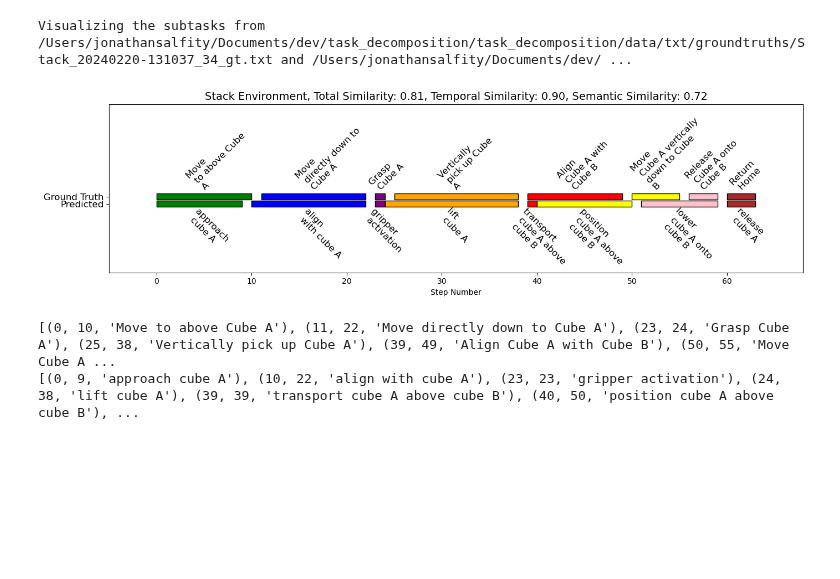
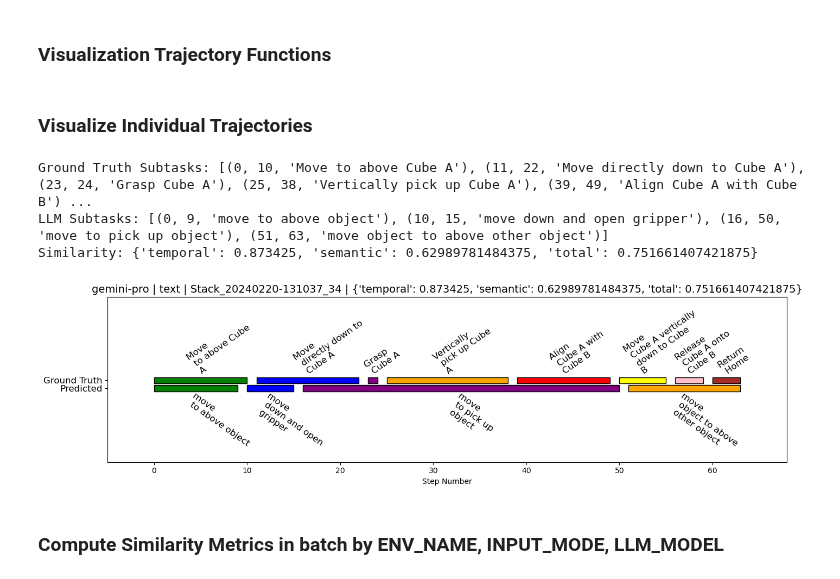
Before and after one commit to jsalfity/task_decomposition, a Jupyter notebook: task_decomposition/analysis/compare_GPT_groundtruth.ipynb, the cells around one changed output. Drawn from its saved outputs; the diff is of its cells as text; code cells hidden in the pictures; blank space fills up the shorter version.

```diff
--- a/task_decomposition/analysis/compare_GPT_groundtruth.ipynb
+++ b/task_decomposition/analysis/compare_GPT_groundtruth.ipynb
@@ -1 +1,19 @@
+# %%
+import os
+import numpy as np
+import matplotlib.pyplot as plt
+import matplotlib.patches as mpatches
+import seaborn as sns
+
+from task_decomposition.analysis.comparisons import (subtask_similarity,
+                                                     extract_subtask_from_groundtruth_file,
+                                                     extract_subtask_from_LLM_output_file,
+                                                     semantic_distance)
+from task_decomposition.paths import DATA_GT_TXT_PATH, LLM_OUTPUT_PATH
+
+START_STEP_IDX = 0
+END_STEP_IDX = 1
+DESCRIPTION_IDX = 2
+# %% [markdown]
+### Visualization Trajectory Functions
 # %%
@@ -84,33 +91,42 @@ def box_plots(actual, predicted, title, ax=None):
 
     plt.tight_layout()
     plt.show()
+# %% [markdown]
+### Visualize Individual Trajectories
 # %%
-## visualize trajectory decompositions
+## visualize individual trajectory decompositions
+llm_model = "gemini-pro"
+input_mode = "text"
 env_name = "Stack"
-query_type = "textvideo"
-# min
-gt_file = DATA_GT_TXT_PATH+"/"+"Stack_20240220-130911_22_gt.txt"
-gpt_file = GPT_OUTPUT_PATH+f"/{query_type}/{env_name}/Stack_20240220-130911_22.json"
+runid = "Stack_20240220-131037_34"
 
-# max
-gt_file = DATA_GT_TXT_PATH+"/"+"Stack_20240220-131037_34_gt.txt"
-gpt_file = GPT_OUTPUT_PATH+f"/{query_type}/{env_name}/Stack_20240220-131037_34.json"
+## Extract the groundtruth and LLM output files
+gt_file = DATA_GT_TXT_PATH+f"/{runid}_gt.txt"
+llm_file = LLM_OUTPUT_PATH(llm_model, input_mode, env_name)+f"/{runid}.json"
 
-gt_subtasks = extract_subtask_from_groundtruth_file(gt_file)
-gpt_subtasks = extract_subtask_from_gpt_output_file(gpt_file)
-similarity = subtask_similarity(gt_subtasks, gpt_subtasks)
-print(f"Visualizing the subtasks from {gt_file} and {gpt_file}")
-# create new figure
+gt_subtasks = extract_subtask_from_groundtruth_file(filepath=gt_file)
+llm_subtasks = extract_subtask_from_LLM_output_file(filepath=llm_file,
+                                                    llm_model=llm_model)
+
+print(f"Ground Truth Subtasks: {gt_subtasks}")
+print(f"LLM Subtasks: {llm_subtasks}")
+
+similarity = subtask_similarity(gt_subtasks, llm_subtasks)
+print(f"Similarity: {similarity}")
+
+# # create new figure
 fig, ax = plt.subplots(figsize=(14, 4))
-title = f"{env_name} Environment, Total Similarity: {similarity['total']:.2f}, Temporal Similarity: {similarity['temporal']:.2f}, Semantic Similarity: {similarity['semantic']:.2f}"
-box_plots(gt_subtasks, gpt_subtasks, title, ax=ax)
-
-print(gt_subtasks)
-print(gpt_subtasks)
+title = f"{env_name} Environment, Total{similarity['total']:.2f}, Temporal: {similarity['temporal']:.2f}, Semantic Similarity: {similarity['semantic']:.2f}"
+plot_trajectory_decomposition(actual=gt_subtasks,
+                              predicted=llm_subtasks,
+                              title=f"{llm_model} | {input_mode} | {runid} | {similarity}",
+                              ax=ax)
 # %% [output]
-Visualizing the subtasks from /Users/jonathansalfity/Documents/dev/task_decomposition/task_decomposition/data/txt/groundtruths/Stack_20240220-131037_34_gt.txt and /Users/jonathansalfity/Documents/dev/ ...
+Ground Truth Subtasks: [(0, 10, 'Move to above Cube A'), (11, 22, 'Move directly down to Cube A'), (23, 24, 'Grasp Cube A'), (25, 38, 'Vertically pick up Cube A'), (39, 49, 'Align Cube A with Cube B') ...
+LLM Subtasks: [(0, 9, 'move to above object'), (10, 15, 'move down and open gripper'), (16, 50, 'move to pick up object'), (51, 63, 'move object to above other object')]
+Similarity: {'temporal': 0.873425, 'semantic': 0.62989781484375, 'total': 0.751661407421875}
-[figure, old version]
+[figure, new version]
-[(0, 10, 'Move to above Cube A'), (11, 22, 'Move directly down to Cube A'), (23, 24, 'Grasp Cube A'), (25, 38, 'Vertically pick up Cube A'), (39, 49, 'Align Cube A with Cube B'), (50, 55, 'Move Cube A ...
-[(0, 9, 'approach cube A'), (10, 22, 'align with cube A'), (23, 23, 'gripper activation'), (24, 38, 'lift cube A'), (39, 39, 'transport cube A above cube B'), (40, 50, 'position cube A above cube B'), ...
+# %% [markdown]
+### Compute Similarity Metrics in batch by ENV_NAME, INPUT_MODE, LLM_MODEL
 # %%
 def compute_batch_similarity(env_name: str,
```
Also changed, not shown: parts of 5 cells of this notebook, 2 other files.
